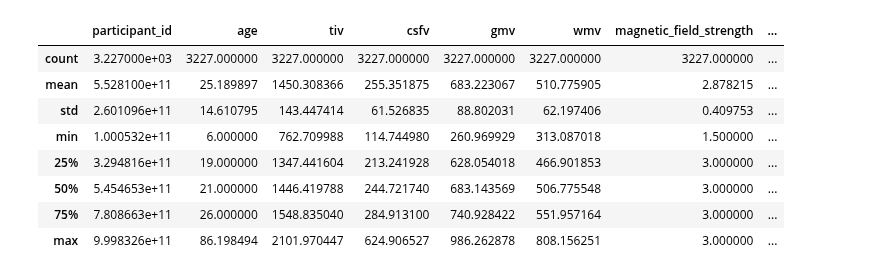
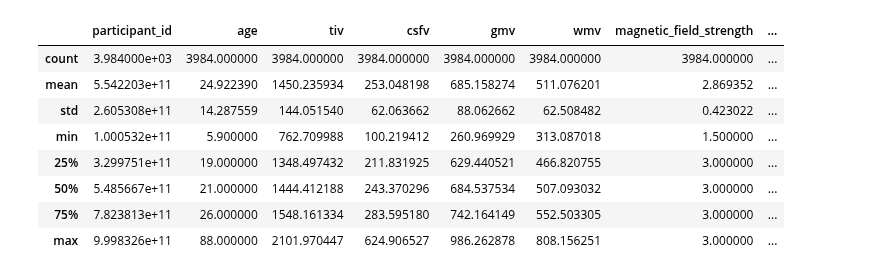
Before and after one commit to Prajwal18-MD/Brain_Age, a Jupyter notebook: main.ipynb, the cells around one changed output. Cells and saved outputs as stored; diff of their text form; code cells hidden in the pictures.

```diff
--- a/main.ipynb
+++ b/main.ipynb
@@ -67,0 +15,12 @@ dtype: int64
+# %%
+data = pd.read_csv("Brain.tsv", sep='\t')
+features = ['tiv', 'csfv', 'gmv', 'wmv']
+target = 'age'
+X = data[features].values
+y = data[target].values
+
+print("Features:")
+print(data[features].head())
+
+print("\nTarget:")
+print(data[target].head())
@@ -68,12 +43,12 @@ dtype: int64
 # %%
-train_df.describe()
+data.describe()
 # %% [output]
 |  | participant_id | age | tiv | csfv | gmv | wmv | magnetic_field_strength | ... |
-| count | 3.227000e+03 | 3227.000000 | 3227.000000 | 3227.000000 | 3227.000000 | 3227.000000 | 3227.000000 | ... |
-| mean | 5.528100e+11 | 25.189897 | 1450.308366 | 255.351875 | 683.223067 | 510.775905 | 2.878215 | ... |
-| std | 2.601096e+11 | 14.610795 | 143.447414 | 61.526835 | 88.802031 | 62.197406 | 0.409753 | ... |
-| min | 1.000532e+11 | 6.000000 | 762.709988 | 114.744980 | 260.969929 | 313.087018 | 1.500000 | ... |
-| 25% | 3.294816e+11 | 19.000000 | 1347.441604 | 213.241928 | 628.054018 | 466.901853 | 3.000000 | ... |
-| 50% | 5.454653e+11 | 21.000000 | 1446.419788 | 244.721740 | 683.143569 | 506.775548 | 3.000000 | ... |
-| 75% | 7.808663e+11 | 26.000000 | 1548.835040 | 284.913100 | 740.928422 | 551.957164 | 3.000000 | ... |
-| max | 9.998326e+11 | 86.198494 | 2101.970447 | 624.906527 | 986.262878 | 808.156251 | 3.000000 | ... |
+| count | 3.984000e+03 | 3984.000000 | 3984.000000 | 3984.000000 | 3984.000000 | 3984.000000 | 3984.000000 | ... |
+| mean | 5.542203e+11 | 24.922390 | 1450.235934 | 253.048198 | 685.158274 | 511.076201 | 2.869352 | ... |
+| std | 2.605308e+11 | 14.287559 | 144.051540 | 62.063662 | 88.062662 | 62.508482 | 0.423022 | ... |
+| min | 1.000532e+11 | 5.900000 | 762.709988 | 100.219412 | 260.969929 | 313.087018 | 1.500000 | ... |
+| 25% | 3.299751e+11 | 19.000000 | 1348.497432 | 211.831925 | 629.440521 | 466.820755 | 3.000000 | ... |
+| 50% | 5.485667e+11 | 21.000000 | 1444.412188 | 243.370296 | 684.537534 | 507.093032 | 3.000000 | ... |
+| 75% | 7.823813e+11 | 26.000000 | 1548.161334 | 283.595180 | 742.164149 | 552.503305 | 3.000000 | ... |
+| max | 9.998326e+11 | 88.000000 | 2101.970447 | 624.906527 | 986.262878 | 808.156251 | 3.000000 | ... |
```
Also changed, not shown: parts of 28 cells of this notebook, 29 other files.
